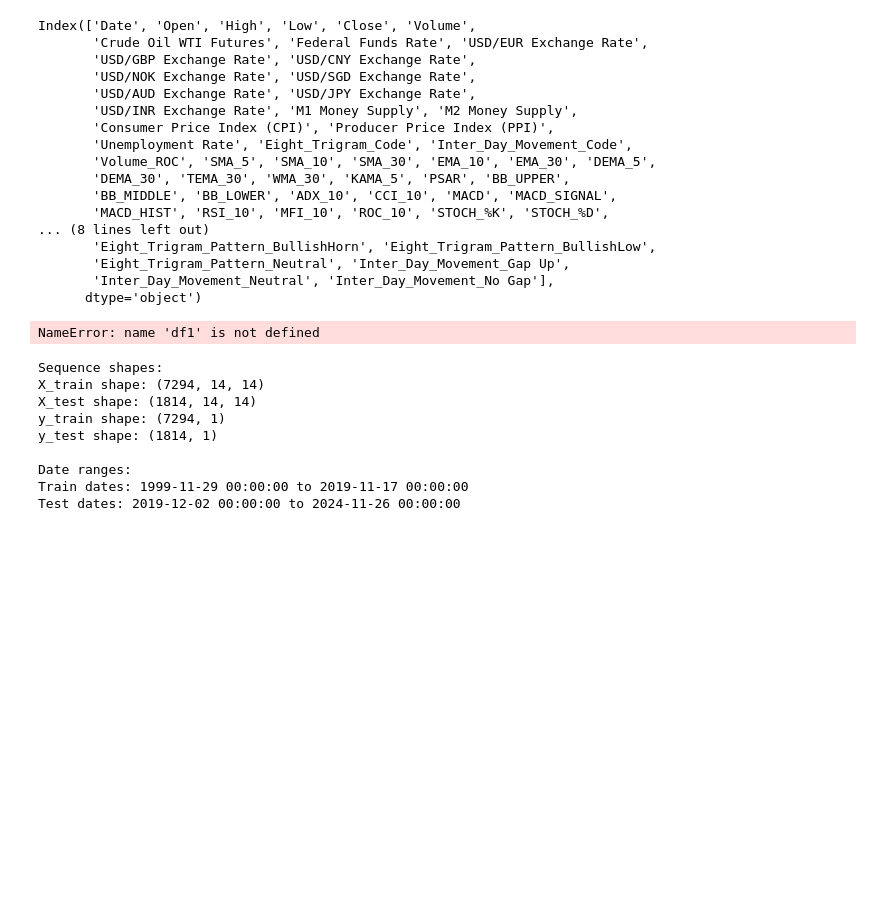
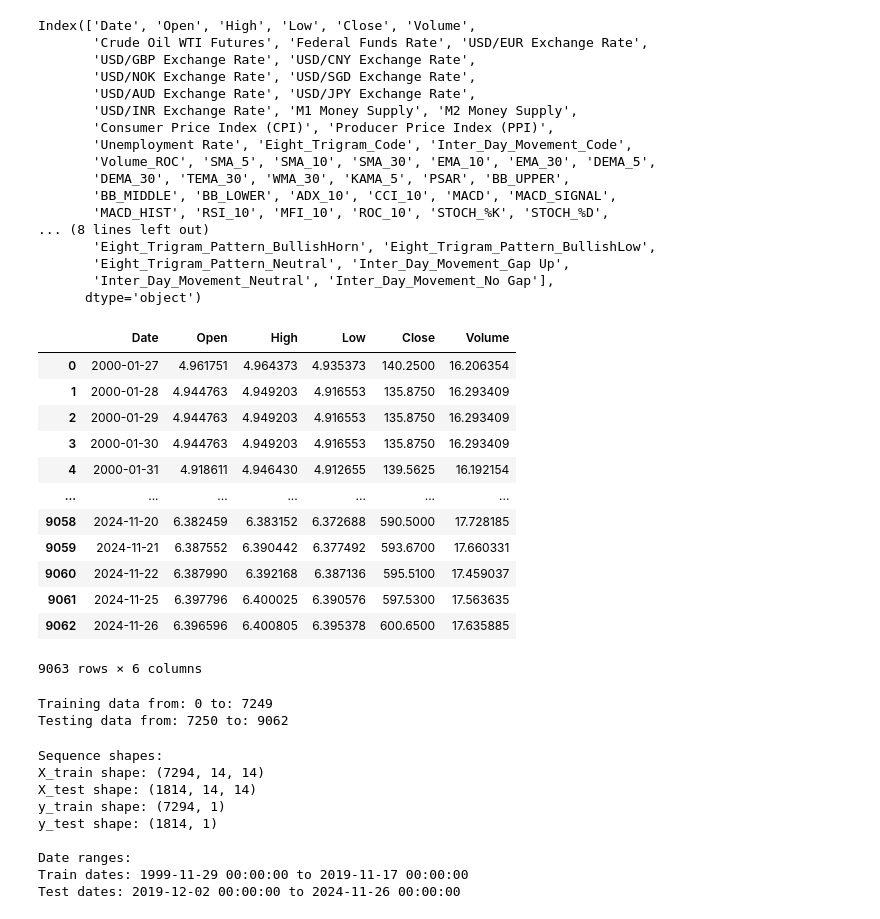
Before and after one commit to KareemAbedHelmy/StockPrediction, a Jupyter notebook: LeeFiles/data_preprocessingv3_Lee.ipynb, the cells around one changed output. Saved outputs shown, nothing was run; the diff lists cells and outputs as text; code cells hidden in the pictures; blank space fills up the shorter version.

Commit message:
testing SVM

```diff
--- a/LeeFiles/data_preprocessingv3_Lee.ipynb
+++ b/LeeFiles/data_preprocessingv3_Lee.ipynb
@@ -892,3 +918,20 @@ df_set3.to_csv('data_set3.csv', index=False)
+# %%
+df = df_set1.copy()
+df
+# %% [output]
+|  | Date | Open | High | Low | Close | Volume |
+| 0 | 2000-01-27 | 4.961751 | 4.964373 | 4.935373 | 140.2500 | 16.206354 |
+| 1 | 2000-01-28 | 4.944763 | 4.949203 | 4.916553 | 135.8750 | 16.293409 |
+| 2 | 2000-01-29 | 4.944763 | 4.949203 | 4.916553 | 135.8750 | 16.293409 |
+| 3 | 2000-01-30 | 4.944763 | 4.949203 | 4.916553 | 135.8750 | 16.293409 |
+| 4 | 2000-01-31 | 4.918611 | 4.946430 | 4.912655 | 139.5625 | 16.192154 |
+| ... | ... | ... | ... | ... | ... | ... |
+| 9058 | 2024-11-20 | 6.382459 | 6.383152 | 6.372688 | 590.5000 | 17.728185 |
+| 9059 | 2024-11-21 | 6.387552 | 6.390442 | 6.377492 | 593.6700 | 17.660331 |
+| 9060 | 2024-11-22 | 6.387990 | 6.392168 | 6.387136 | 595.5100 | 17.459037 |
+| 9061 | 2024-11-25 | 6.397796 | 6.400025 | 6.390576 | 597.5300 | 17.563635 |
+| 9062 | 2024-11-26 | 6.396596 | 6.400805 | 6.395378 | 600.6500 | 17.635885 |
+9063 rows × 6 columns
 # %%
 # Time series train-test split
 train_size = int(len(df) * 0.8)
@@ -899,7 +942,7 @@ print("Training data from:", train_df.index[0], "to:", train_df.index[-1])
 print("Testing data from:", test_df.index[0], "to:", test_df.index[-1])
 
 # Separate features and target
-feature_cols = df.columns.drop(['Close'])
+feature_cols = df.select_dtypes(include=[np.number]).columns.drop(['Close'])
 X_train_features = train_df[feature_cols]
 X_test_features = test_df[feature_cols]
 y_train = train_df['Close']
@@ -927,7 +970,8 @@ model_params = {
     'feature_columns': feature_cols
 }
 # %% [output]
-NameError: name 'df1' is not defined
+Training data from: 0 to: 7249
+Testing data from: 7250 to: 9062
 # %%
 # Impute monthly data using forward fill
 for column in scaled_test_df.columns:
```
Also changed, not shown: parts of 21 cells of this notebook, 2 other files.
